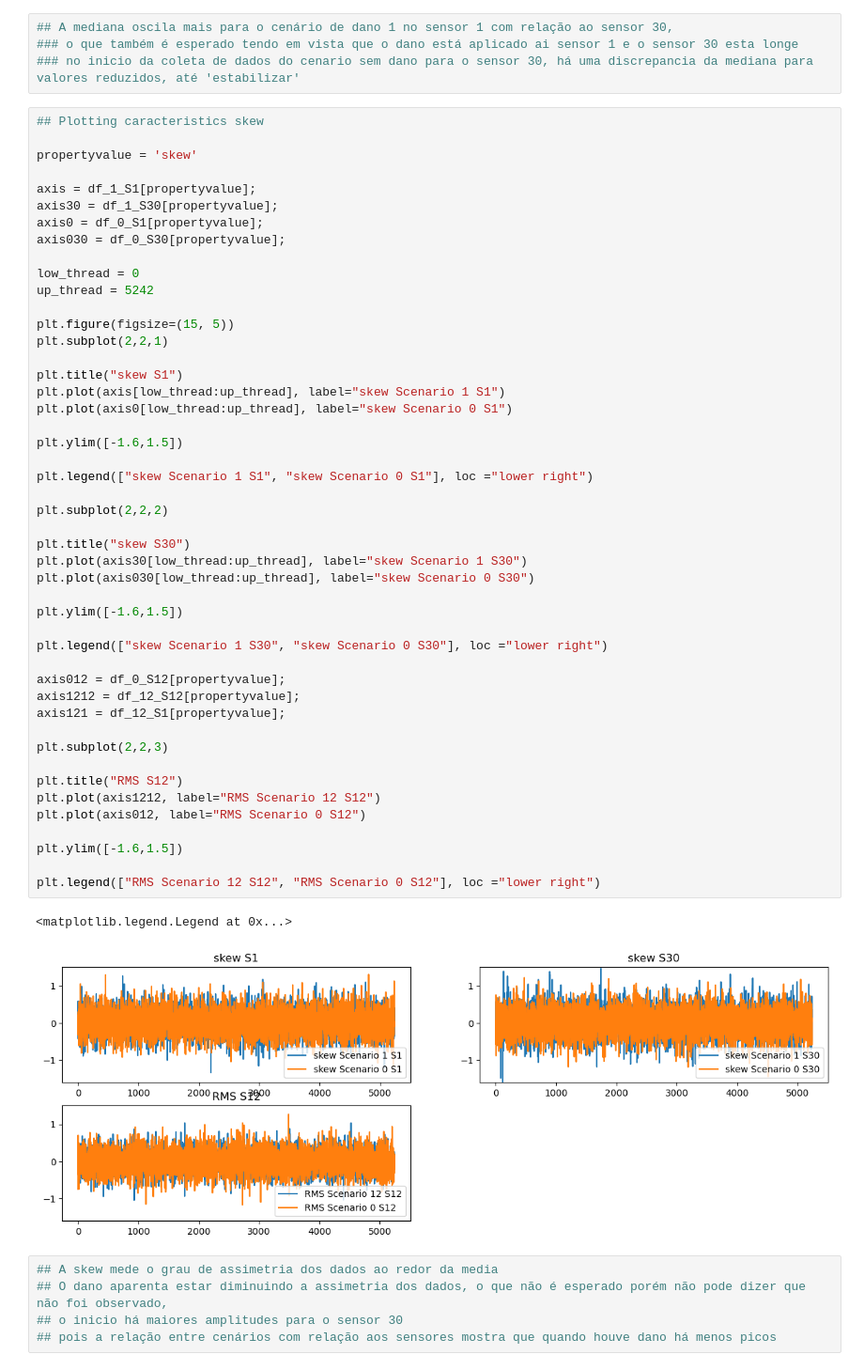
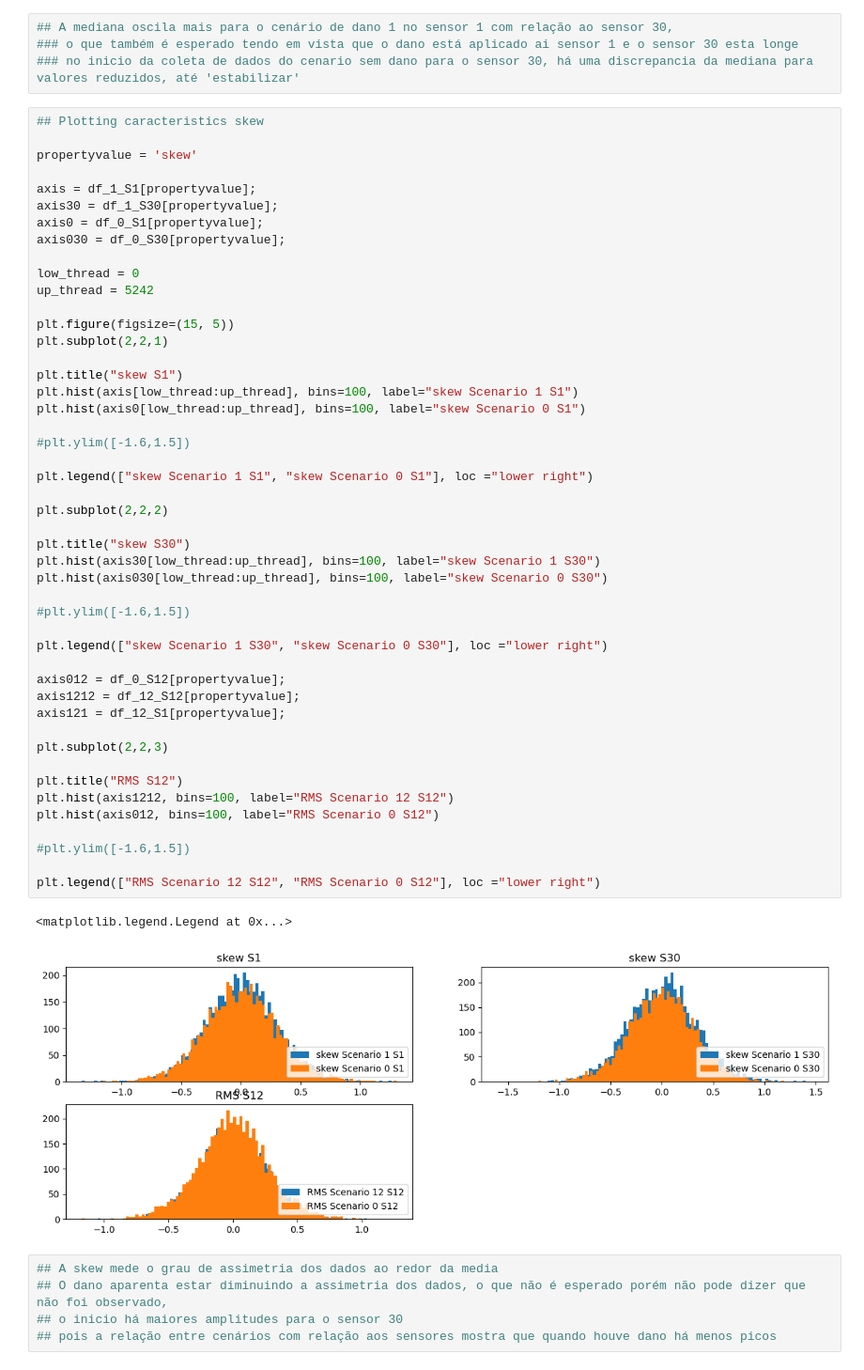
Before and after one commit to lorenzo-trevizani/UFES-TCC-Structural-Health-Monitoring, a Jupyter notebook: main.ipynb, the cells around one changed output. Shown at 94% size. Cells and saved outputs as stored; diff of their text form.

```diff
--- a/main.ipynb
+++ b/main.ipynb
@@ -353,43 +333,43 @@ axis030 = df_0_S30[propertyvalue];
 low_thread = 0
 up_thread = 5242
 
 plt.figure(figsize=(15, 5))
 plt.subplot(2,2,1)
 
 plt.title("skew S1")
-plt.plot(axis[low_thread:up_thread], label="skew Scenario 1 S1")
-plt.plot(axis0[low_thread:up_thread], label="skew Scenario 0 S1")
+plt.hist(axis[low_thread:up_thread], bins=100, label="skew Scenario 1 S1")
+plt.hist(axis0[low_thread:up_thread], bins=100, label="skew Scenario 0 S1")
 
-plt.ylim([-1.6,1.5])
+#plt.ylim([-1.6,1.5])
 
 plt.legend(["skew Scenario 1 S1", "skew Scenario 0 S1"], loc ="lower right")
 
 plt.subplot(2,2,2)
 
 plt.title("skew S30")
-plt.plot(axis30[low_thread:up_thread], label="skew Scenario 1 S30")
-plt.plot(axis030[low_thread:up_thread], label="skew Scenario 0 S30")
+plt.hist(axis30[low_thread:up_thread], bins=100, label="skew Scenario 1 S30")
+plt.hist(axis030[low_thread:up_thread], bins=100, label="skew Scenario 0 S30")
 
-plt.ylim([-1.6,1.5])
+#plt.ylim([-1.6,1.5])
 
 plt.legend(["skew Scenario 1 S30", "skew Scenario 0 S30"], loc ="lower right")
 
 axis012 = df_0_S12[propertyvalue];
 axis1212 = df_12_S12[propertyvalue];
 axis121 = df_12_S1[propertyvalue];
 
 plt.subplot(2,2,3)
 
 plt.title("RMS S12")
-plt.plot(axis1212, label="RMS Scenario 12 S12")
-plt.plot(axis012, label="RMS Scenario 0 S12")
+plt.hist(axis1212, bins=100, label="RMS Scenario 12 S12")
+plt.hist(axis012, bins=100, label="RMS Scenario 0 S12")
 
-plt.ylim([-1.6,1.5])
+#plt.ylim([-1.6,1.5])
 
 plt.legend(["RMS Scenario 12 S12", "RMS Scenario 0 S12"], loc ="lower right")
 # %% [output]
 <matplotlib.legend.Legend at 0x...>
-[figure, old version]
+[figure, new version]
 # %%
 ## A skew mede o grau de assimetria dos dados ao redor da media
 ## O dano aparenta estar diminuindo a assimetria dos dados, o que não é esperado porém não pode dizer que não foi observado,
```
Also changed, not shown: parts of 23 cells of this notebook.
